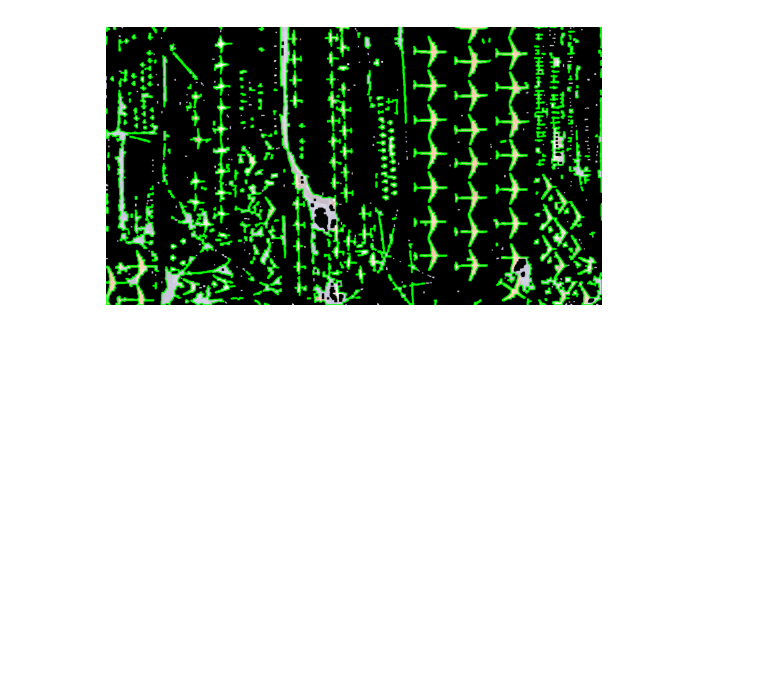
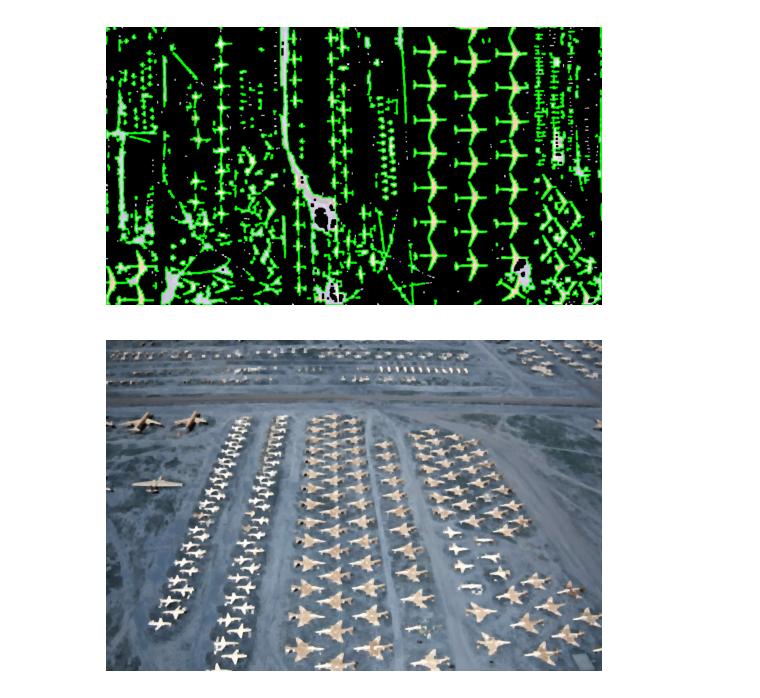
Before and after one commit to kryzhanovskiymax/IPR-lab-1, a Jupyter notebook: experiments/exp.ipynb, the cells around one changed output. Saved outputs shown, nothing was run; the diff lists cells and outputs as text; code cells hidden in the pictures; blank space fills up the shorter version.

```diff
--- a/experiments/exp.ipynb
+++ b/experiments/exp.ipynb
@@ -171,3 +173,18 @@ plt.show()
 def count_airplanes(image_path):
     image = cv2.imread(image_path)
     image = cv2.cvtColor(image, cv2.COLOR_BGR2RGB)
+# %%
+image_path = 'images/1.jpg'
+image = cv2.imread(image_path)
+
+image = cv2.morphologyEx(image, cv2.MORPH_CLOSE, np.ones((4,4), np.uint8))
+image = cv2.morphologyEx(image, cv2.MORPH_OPEN, np.ones((3, 3), np.uint8))
+
+# save image
+cv2.imwrite('images/1_new.jpg', image)
+
+plt.imshow(image)
+plt.axis("off")
+plt.show()
+# %% [output]
+[figure, added]
```
Also changed, not shown: parts of 1 cell of this notebook, 11 other files.
